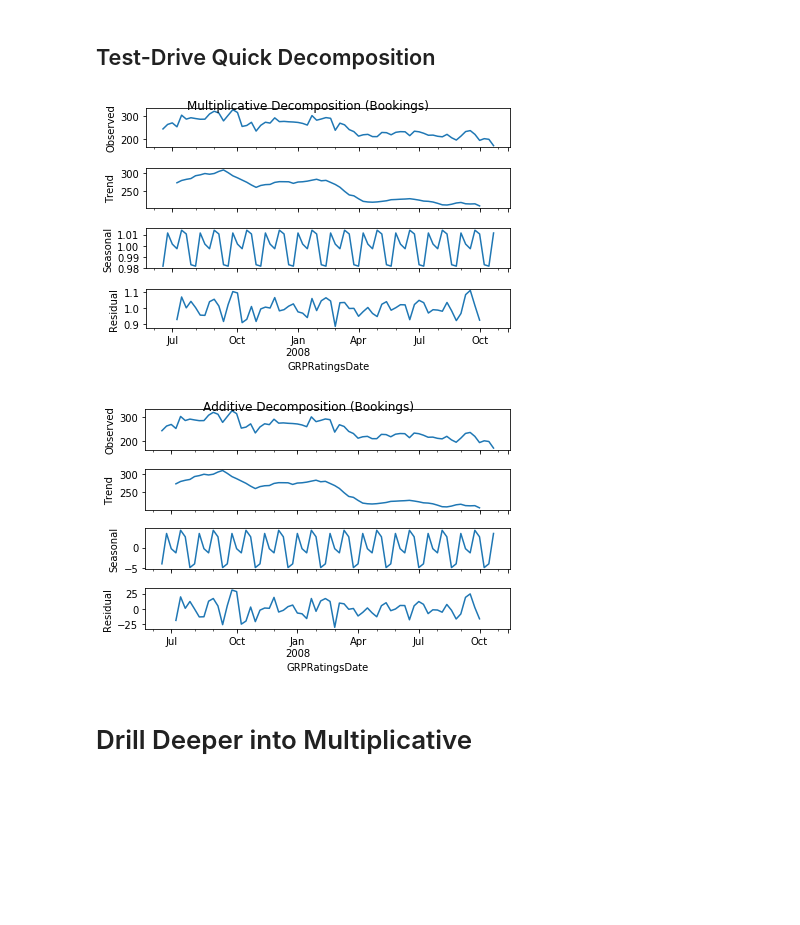
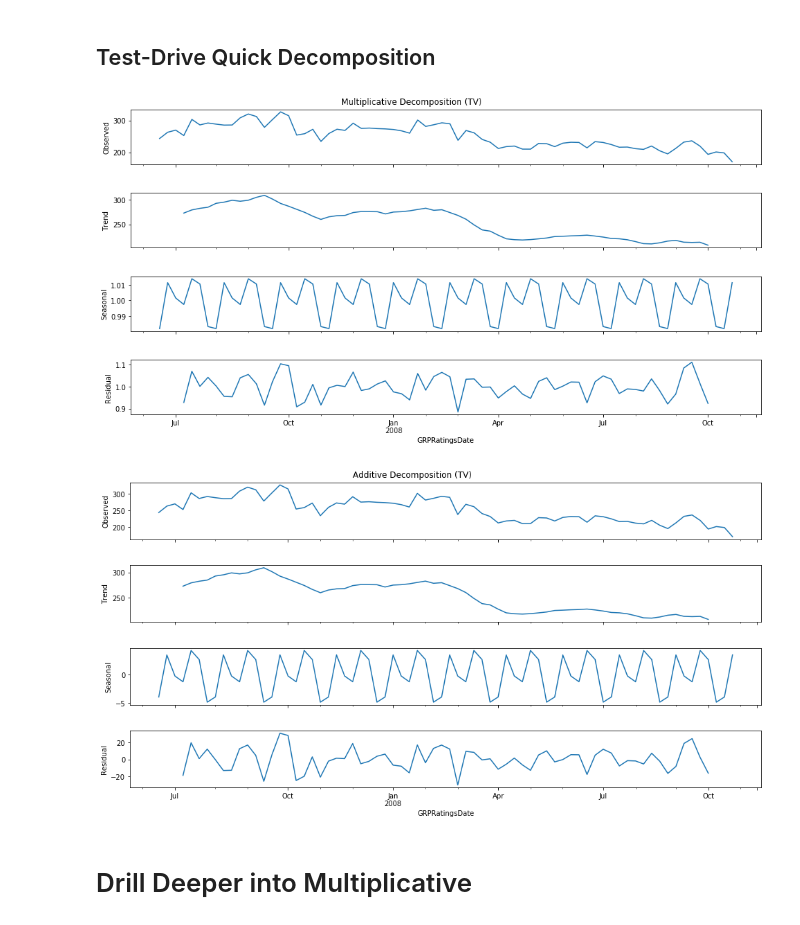
Before and after one commit to lppier/Indian_TV_Time_Series, a Jupyter notebook: Decompositional Methods.ipynb, the cells around one changed output. Drawn from its saved outputs; the diff is of its cells as text; code cells hidden in the pictures; blank space fills up the shorter version.

```diff
--- a/Decompositional Methods.ipynb
+++ b/Decompositional Methods.ipynb
@@ -68,18 +70,19 @@ GRPRatingsDate
 ## Test-Drive Quick Decomposition
 # %%
 decomp = seasonal_decompose(df_train['GRP'], freq=7, model='multiplicative')
-decomp.plot()
+mplot = decomp.plot()
+mplot.set_size_inches(15,8)
 plt.suptitle('Multiplicative Decomposition (TV)')
 plt.show()
 # %% [output]
-[figure, old version]
+[figure, new version]
 # %%
 decomp = seasonal_decompose(df_train['GRP'], freq=7, model='additive')
-decomp.plot()
+decomp.plot().set_size_inches(15,8)
 plt.suptitle('Additive Decomposition (TV)')
 plt.show()
 # %% [output]
-[figure, old version]
+[figure, new version]
 # %% [markdown]
 # Drill Deeper into Multiplicative
 # %%
```
Also changed, not shown: parts of 14 cells of this notebook, 7 other files.
